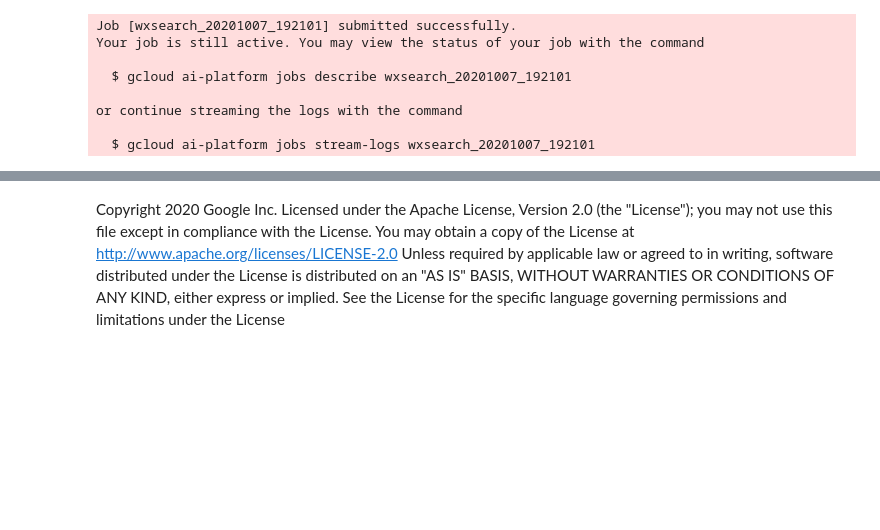
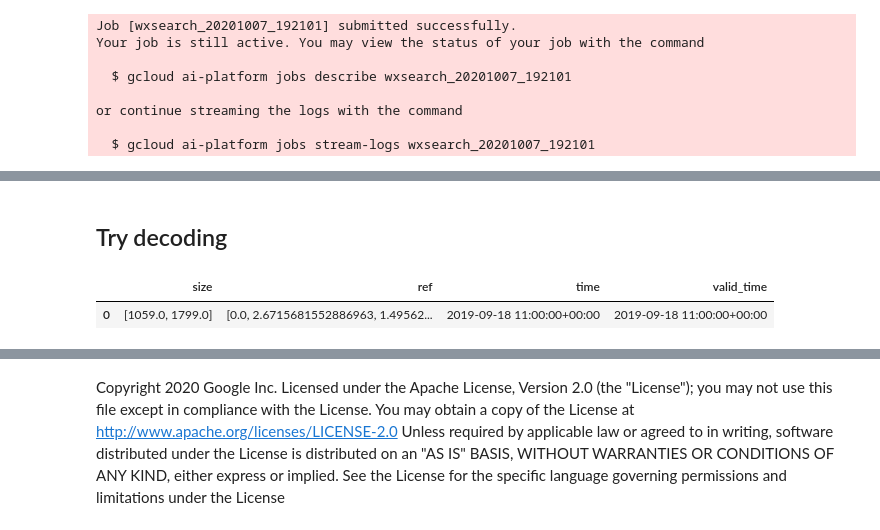
Before and after one commit to GoogleCloudPlatform/ml-design-patterns, a Jupyter notebook: 02_data_representation/weather_search/wx_embeddings.ipynb, the cells around one changed output, grey strips where cells are left out. Drawn from its saved outputs; the diff is of its cells as text; code cells hidden in the pictures; blank space fills up the shorter version.

```diff
--- a/02_data_representation/weather_search/wx_embeddings.ipynb
+++ b/02_data_representation/weather_search/wx_embeddings.ipynb
@@ -323,0 +356,2 @@ or continue streaming the logs with the command
+# %% [markdown]
+## Try decoding
@@ -323,0 +363,5 @@ or continue streaming the logs with the command
+# %%
+df.head()
+# %% [output]
+|  | size | ref | time | valid_time |
+| 0 | [1059.0, 1799.0] | [0.0, 2.6715681552886963, 1.49562... | 2019-09-18 11:00:00+00:00 | 2019-09-18 11:00:00+00:00 |
```
Also changed, not shown: parts of 9 cells of this notebook, 1 other file.
